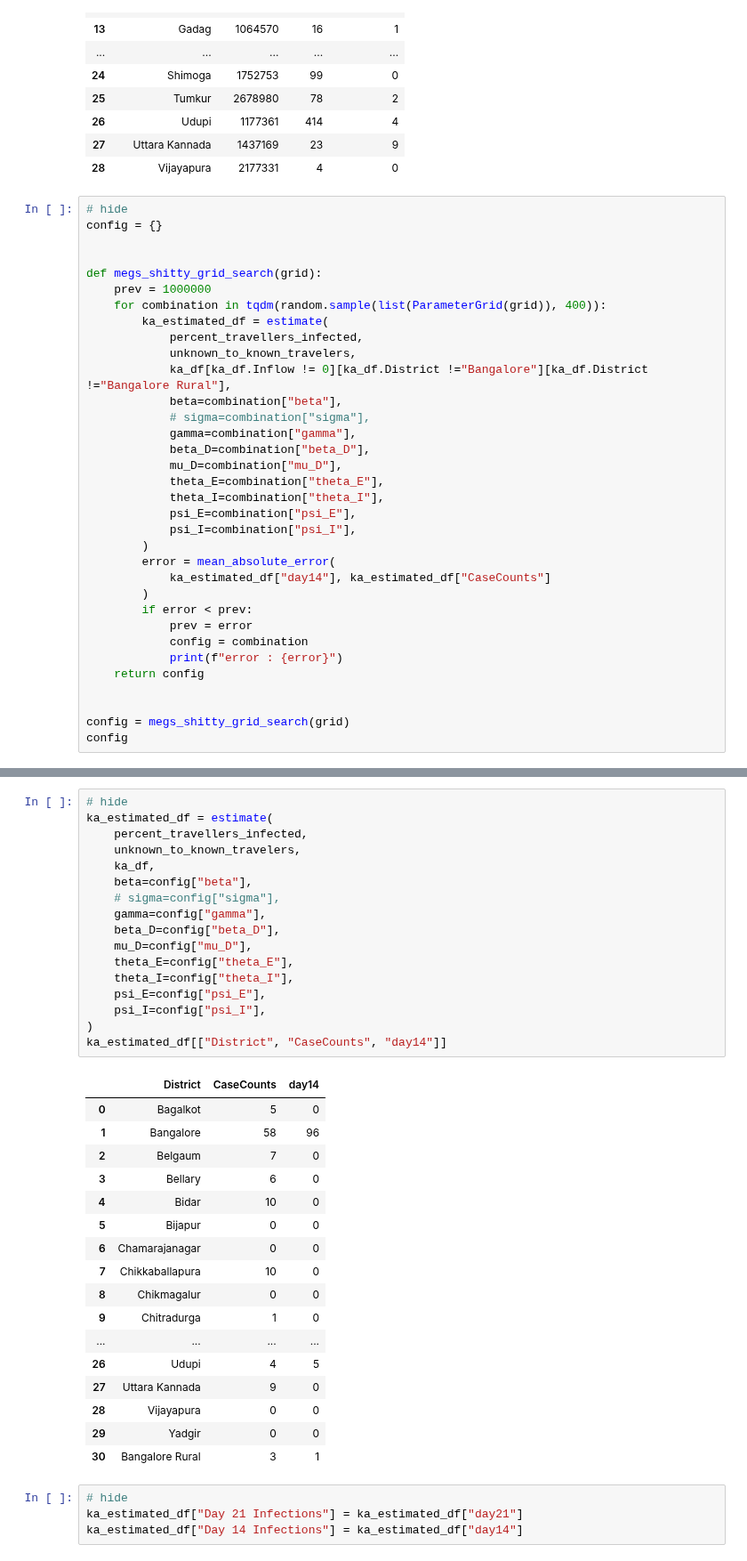
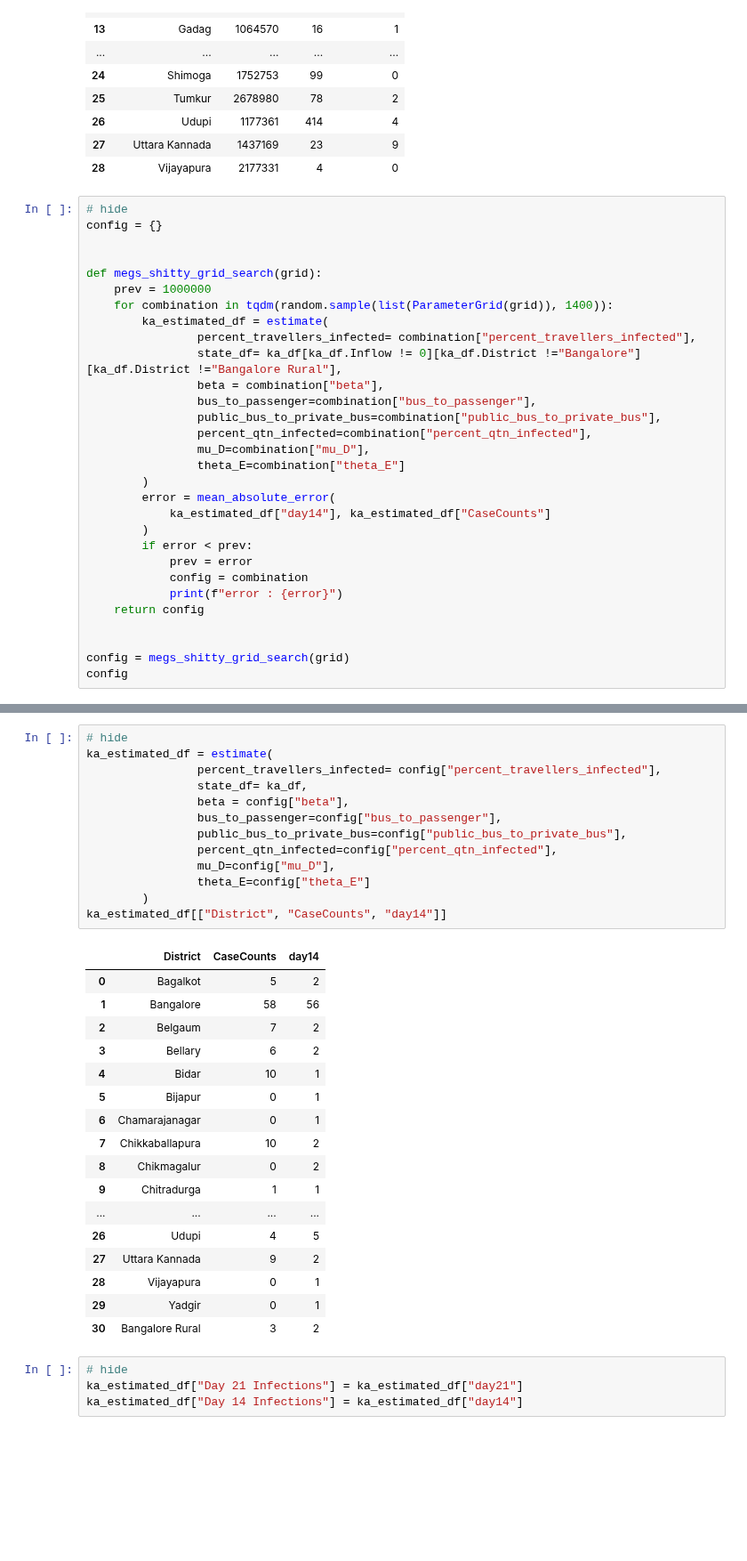
Before and after one commit to meghanabhange/CovidSeer, a Jupyter notebook: _notebooks/2020-04-04-SEIRS_KA.ipynb, the cells around one changed output, grey strips where cells are left out. Shown at 89% size. Cells and saved outputs as stored; diff of their text form; blank space fills up the shorter version.

Commit message:
Add passengers_infected

```diff
--- a/_notebooks/2020-04-04-SEIRS_KA.ipynb
+++ b/_notebooks/2020-04-04-SEIRS_KA.ipynb
@@ -367,20 +340,16 @@ config = {}
 
 def megs_shitty_grid_search(grid):
     prev = 1000000
-    for combination in tqdm(random.sample(list(ParameterGrid(grid)), 400)):
+    for combination in tqdm(random.sample(list(ParameterGrid(grid)), 1400)):
         ka_estimated_df = estimate(
-            percent_travellers_infected,
-            unknown_to_known_travelers,
-            ka_df[ka_df.Inflow != 0][ka_df.District !="Bangalore"][ka_df.District !="Bangalore Rural"],
-            beta=combination["beta"],
-            # sigma=combination["sigma"],
-            gamma=combination["gamma"],
-            beta_D=combination["beta_D"],
-            mu_D=combination["mu_D"],
-            theta_E=combination["theta_E"],
-            theta_I=combination["theta_I"],
-            psi_E=combination["psi_E"],
-            psi_I=combination["psi_I"],
+                percent_travellers_infected= combination["percent_travellers_infected"],
+                state_df= ka_df[ka_df.Inflow != 0][ka_df.District !="Bangalore"][ka_df.District !="Bangalore Rural"],
+                beta = combination["beta"],
+                bus_to_passenger=combination["bus_to_passenger"],
+                public_bus_to_private_bus=combination["public_bus_to_private_bus"],
+                percent_qtn_infected=combination["percent_qtn_infected"],
+                mu_D=combination["mu_D"],
+                theta_E=combination["theta_E"]
         )
         error = mean_absolute_error(
             ka_estimated_df["day14"], ka_estimated_df["CaseCounts"]
@@ -422,38 +394,34 @@ config
 # %%
 # hide
 ka_estimated_df = estimate(
-    percent_travellers_infected,
-    unknown_to_known_travelers,
-    ka_df,
-    beta=config["beta"],
-    # sigma=config["sigma"],
-    gamma=config["gamma"],
-    beta_D=config["beta_D"],
-    mu_D=config["mu_D"],
-    theta_E=config["theta_E"],
-    theta_I=config["theta_I"],
-    psi_E=config["psi_E"],
-    psi_I=config["psi_I"],
-)
+                percent_travellers_infected= config["percent_travellers_infected"],
+                state_df= ka_df,
+                beta = config["beta"],
+                bus_to_passenger=config["bus_to_passenger"],
+                public_bus_to_private_bus=config["public_bus_to_private_bus"],
+                percent_qtn_infected=config["percent_qtn_infected"],
+                mu_D=config["mu_D"],
+                theta_E=config["theta_E"]
+        )
 ka_estimated_df[["District", "CaseCounts", "day14"]]
 # %% [output]
 |  | District | CaseCounts | day14 |
-| 0 | Bagalkot | 5 | 0 |
-| 1 | Bangalore | 58 | 96 |
-| 2 | Belgaum | 7 | 0 |
-| 3 | Bellary | 6 | 0 |
-| 4 | Bidar | 10 | 0 |
-| 5 | Bijapur | 0 | 0 |
-| 6 | Chamarajanagar | 0 | 0 |
-| 7 | Chikkaballapura | 10 | 0 |
-| 8 | Chikmagalur | 0 | 0 |
-| 9 | Chitradurga | 1 | 0 |
+| 0 | Bagalkot | 5 | 2 |
+| 1 | Bangalore | 58 | 56 |
+| 2 | Belgaum | 7 | 2 |
+| 3 | Bellary | 6 | 2 |
+| 4 | Bidar | 10 | 1 |
+| 5 | Bijapur | 0 | 1 |
+| 6 | Chamarajanagar | 0 | 1 |
+| 7 | Chikkaballapura | 10 | 2 |
+| 8 | Chikmagalur | 0 | 2 |
+| 9 | Chitradurga | 1 | 1 |
 | ... | ... | ... | ... |
 | 26 | Udupi | 4 | 5 |
-| 27 | Uttara Kannada | 9 | 0 |
-| 28 | Vijayapura | 0 | 0 |
-| 29 | Yadgir | 0 | 0 |
-| 30 | Bangalore Rural | 3 | 1 |
+| 27 | Uttara Kannada | 9 | 2 |
+| 28 | Vijayapura | 0 | 1 |
+| 29 | Yadgir | 0 | 1 |
+| 30 | Bangalore Rural | 3 | 2 |
 # %%
 # hide
 ka_estimated_df["Day 21 Infections"] = ka_estimated_df["day21"]
```
Also changed, not shown: parts of 11 cells of this notebook.
